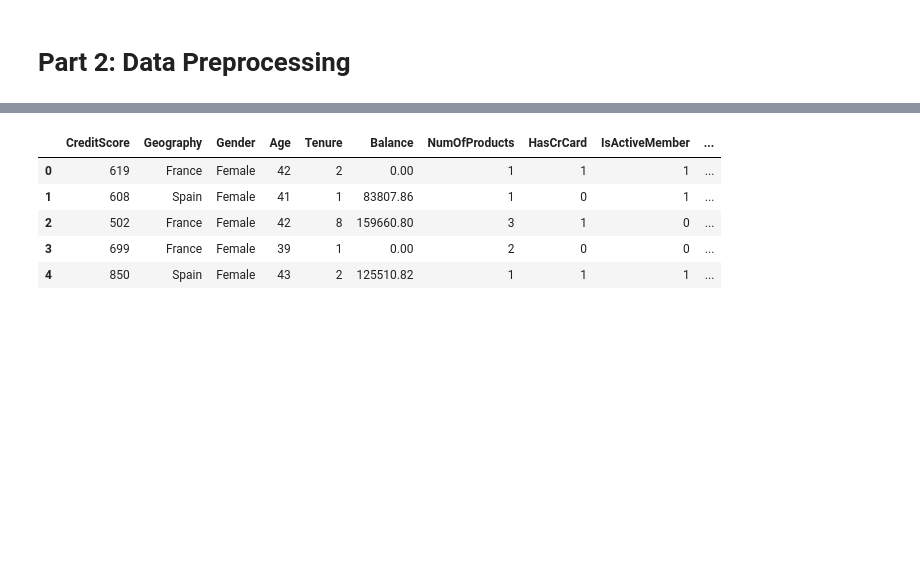
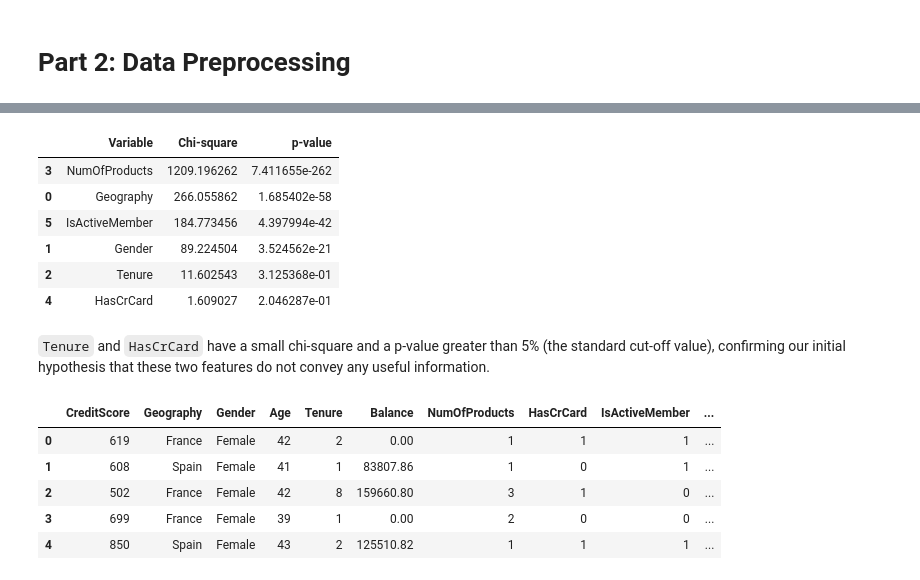
Before and after one commit to HuanSunGo/Machine_Learning_Projects, a Jupyter notebook: Customer_Churn_Prediction.ipynb, the cells around one changed output, grey strips where cells are left out. Cells and saved outputs as stored; diff of their text form; code cells hidden in the pictures; blank space fills up the shorter version.

Commit message:
initial commit

```diff
--- a/Customer_Churn_Prediction.ipynb
+++ b/Customer_Churn_Prediction.ipynb
@@ -327,0 +336,26 @@ for i in range(len(categorical)):
+# %%
+chi2_array, p_array = [],[]
+
+for column in categorical:
+    # crosstab returns the frequency table of the factors
+    crosstab = pd.crosstab(train_df[column], train_df['Exited'])
+    chi2, p, dof, expected = chi2_contingency(crosstab)
+    chi2_array.append(chi2)
+    p_array.append(p)
+
+df_chi = pd.DataFrame({
+    'Variable':categorical,
+    'Chi-square':chi2_array,
+    'p-value':p_array
+})
+df_chi.sort_values(by = 'Chi-square', ascending = False)
+# %% [output]
+|  | Variable | Chi-square | p-value |
+| 3 | NumOfProducts | 1209.196262 | 7.411655e-262 |
+| 0 | Geography | 266.055862 | 1.685402e-58 |
+| 5 | IsActiveMember | 184.773456 | 4.397994e-42 |
+| 1 | Gender | 89.224504 | 3.524562e-21 |
+| 2 | Tenure | 11.602543 | 3.125368e-01 |
+| 4 | HasCrCard | 1.609027 | 2.046287e-01 |
+# %% [markdown]
+`Tenure` and `HasCrCard` have a small chi-square and a p-value greater than 5% (the standard cut-off value), confirming our initial hypothesis that these two features do not convey any useful information.
```
Also changed, not shown: parts of 4 cells of this notebook.
